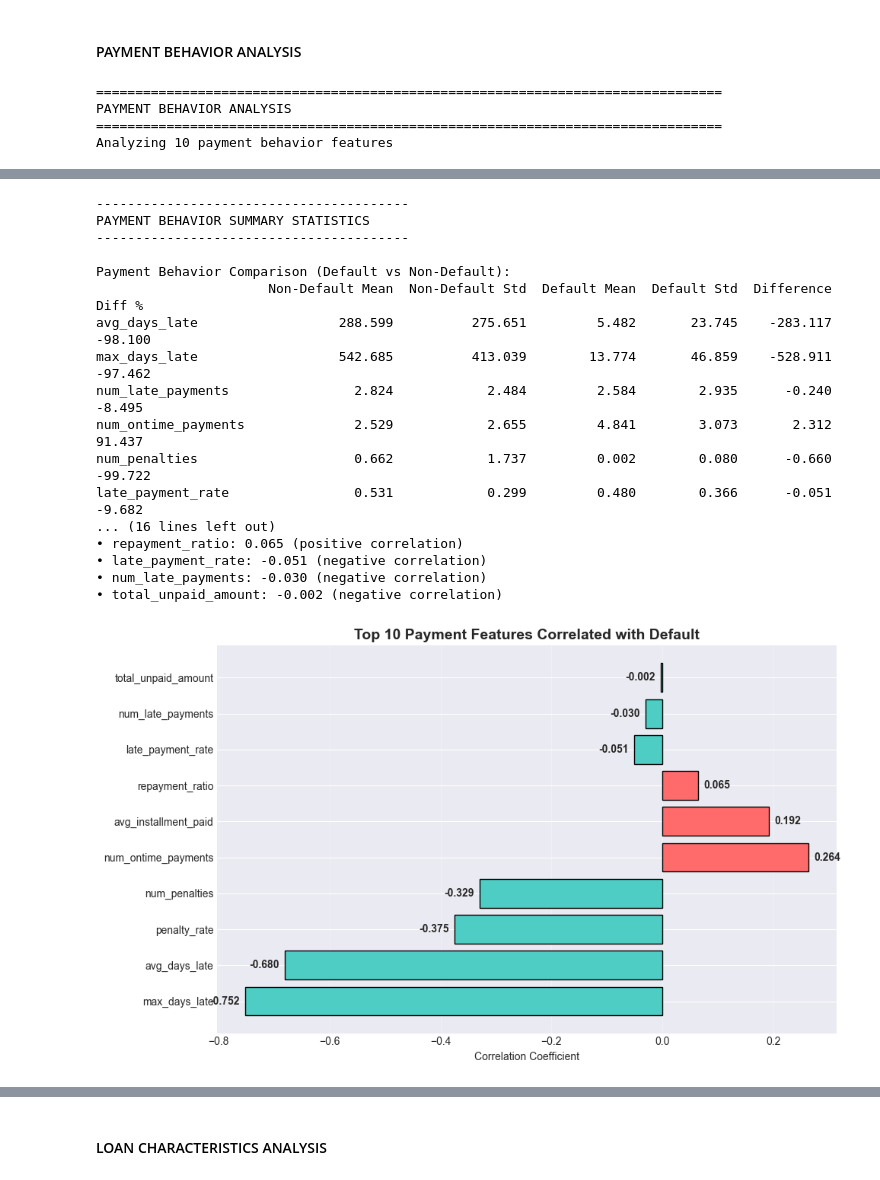
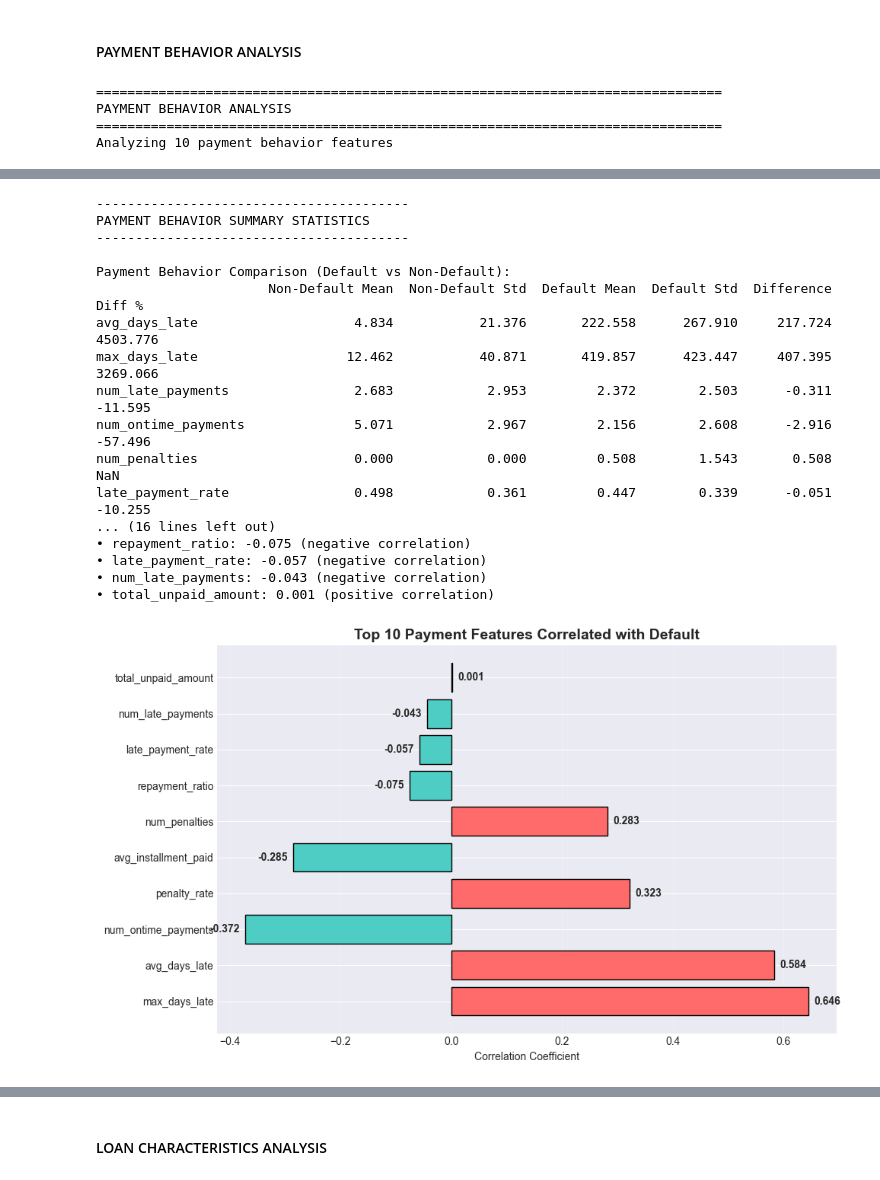
Before and after one commit to mnenedavid/Loan-Default-Risk-Detection, a Jupyter notebook: notebook.ipynb, the cells around one changed output, grey strips where cells are left out. Saved outputs shown, nothing was run; the diff lists cells and outputs as text; code cells hidden in the pictures.

```diff
--- a/notebook.ipynb
+++ b/notebook.ipynb
@@ -154,3 +154,7 @@ data.describe().T
 # %%
-data.describe(include='O')
+#borrowdate is an object that should be converted to date format
+print(data.describe(include='O'))
+
+data['BorrowDate'] = pd.to_datetime(data['BorrowDate'], errors='coerce')
+print(data['BorrowDate'].dtypes)
 # %% [output]
@@ -320,0 +326,8 @@ Shape After: (237711, 31)
+# %%
+#gender column drops values 0,3 to remain with male and female values only 1,2 respectively
+print("Gender Values Before:")
+print(df['gender'].value_counts())
+df = df[~df['gender'].isin([0,3])]
+
+print(f"\nGender Values After:")
+print(df['gender'].value_counts())
@@ -326,7 +353,4 @@ proportion of missing data was minimal and the dataset size remained sufficientl
 # %%
-df = df.rename(columns = {"target_loan_cleared":"default"})
-print(df.columns)
-
 print("\nRemaining missing values after cleanup:")
 print(df.isnull().sum())
 # %% [output]
@@ -576,8 +654,8 @@ for idx, col in enumerate(payment_cols[:9]):
     ax = axes[idx]
 
     # Get data for non-default and default
-    non_default_data = df[df['default'] == 0][col].dropna()
-    default_data = df[df['default'] == 1][col].dropna()
+    non_default_data = df[df['is_default'] == 0][col].dropna()
+    default_data = df[df['is_default'] == 1][col].dropna()
 
     # Plot histograms
     ax.hist(non_default_data, bins=30, alpha=0.5,
@@ -616,8 +694,8 @@ print("-"*40)
 payment_stats = pd.DataFrame()
 
 for col in payment_cols:
-    non_default_stats = df[df['default'] == 0][col].describe()
-    default_stats = df[df['default'] == 1][col].describe()
+    non_default_stats = df[df['is_default'] == 0][col].describe()
+    default_stats = df[df['is_default'] == 1][col].describe()
 
     payment_stats.loc[col, 'Non-Default Mean'] = non_default_stats['mean']
     payment_stats.loc[col, 'Non-Default Std'] = non_default_stats['std']
@@ -637,7 +715,7 @@ print("-"*40)
 
 correlations = {}
 for col in payment_cols:
-    corr = df[[col, 'default']].corr().iloc[0, 1]
+    corr = df[[col, 'is_default']].corr().iloc[0, 1]
     correlations[col] = corr
 
 # Sort by absolute correlation
@@ -681,20 +759,20 @@ Analyzing 10 payment behavior features
 ----------------------------------------
 PAYMENT BEHAVIOR SUMMARY STATISTICS
 ----------------------------------------
 
 Payment Behavior Comparison (Default vs Non-Default):
-                      Non-Default Mean  Non-Default Std  Default Mean  Default Std  Difference     Diff %
-avg_days_late                  288.599          275.651         5.482       23.745    -283.117    -98.100
-max_days_late                  542.685          413.039        13.774       46.859    -528.911    -97.462
-num_late_payments                2.824            2.484         2.584        2.935      -0.240     -8.495
-num_ontime_payments              2.529            2.655         4.841        3.073       2.312     91.437
-num_penalties                    0.662            1.737         0.002        0.080      -0.660    -99.722
-late_payment_rate                0.531            0.299         0.480        0.366      -0.051     -9.682
+                      Non-Default Mean  Non-Default Std  Default Mean  Default Std  Difference    Diff %
+avg_days_late                    4.834           21.376       222.558      267.910     217.724  4503.776
+max_days_late                   12.462           40.871       419.857      423.447     407.395  3269.066
+num_late_payments                2.683            2.953         2.372        2.503      -0.311   -11.595
+num_ontime_payments              5.071            2.967         2.156        2.608      -2.916   -57.496
+num_penalties                    0.000            0.000         0.508        1.543       0.508       NaN
+late_payment_rate                0.498            0.361         0.447        0.339      -0.051   -10.255
 ... (16 lines left out)
-• repayment_ratio: 0.065 (positive correlation)
-• late_payment_rate: -0.051 (negative correlation)
-• num_late_payments: -0.030 (negative correlation)
-• total_unpaid_amount: -0.002 (negative correlation)
+• repayment_ratio: -0.075 (negative correlation)
+• late_payment_rate: -0.057 (negative correlation)
+• num_late_payments: -0.043 (negative correlation)
+• total_unpaid_amount: 0.001 (positive correlation)
-[figure, old version]
+[figure, new version]
 # %% [markdown]
 # Payment Behavior Analysis Summary
```
Also changed, not shown: parts of 31 cells of this notebook, 4 other files.
